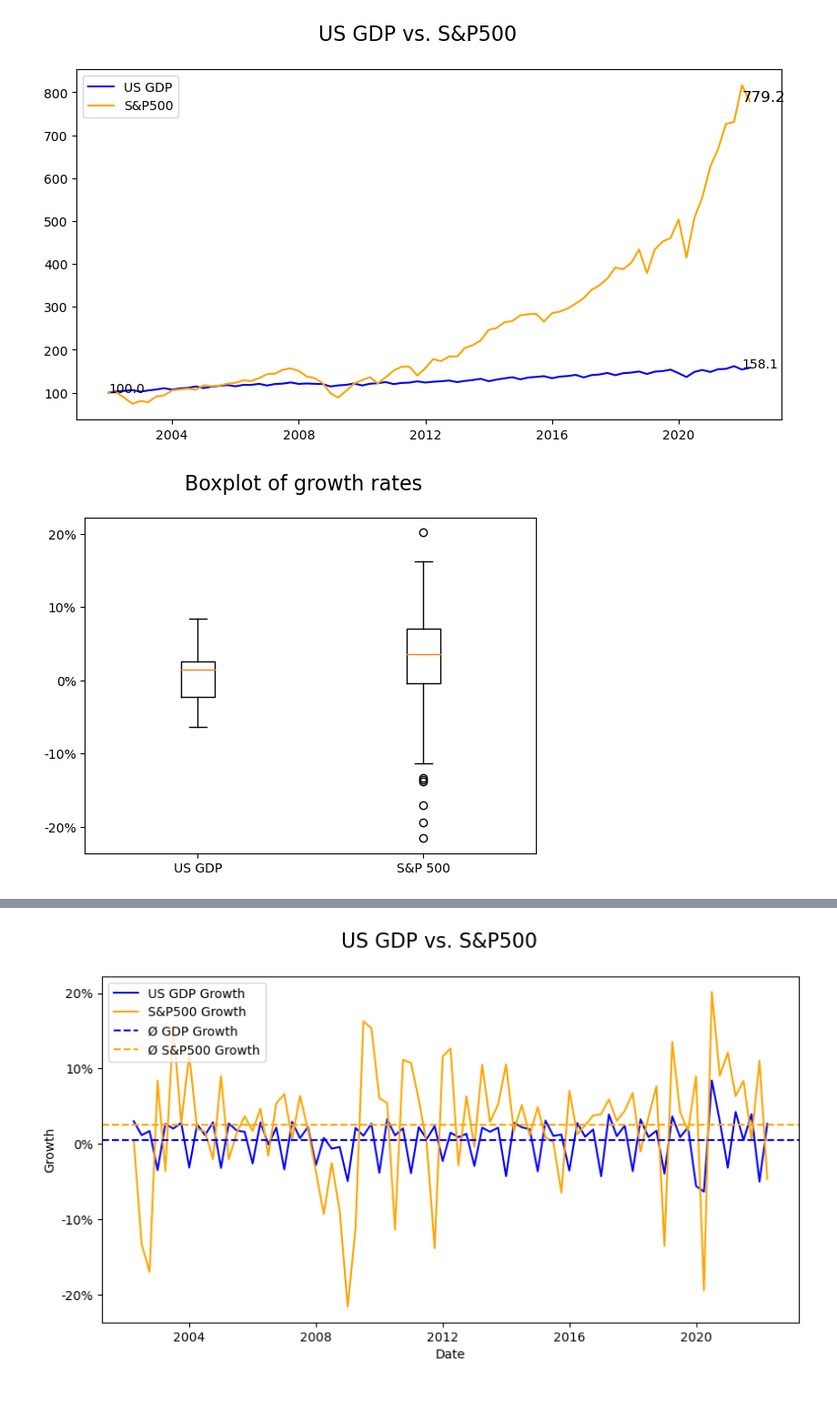
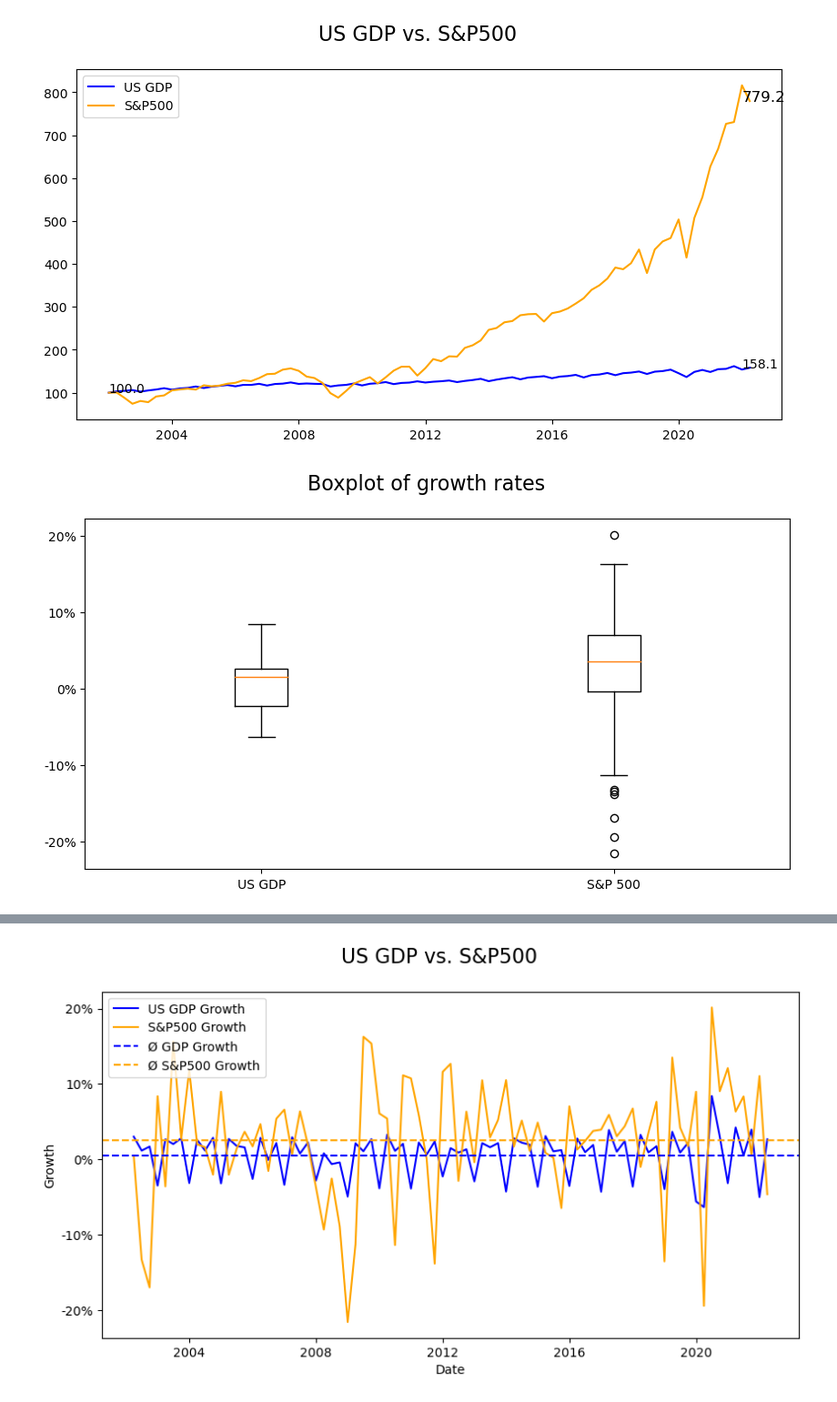
Before and after one commit to tillfurger/stock_vs_gdp, a Jupyter notebook: notebooks/data_analysis.ipynb, the cells around one changed output, grey strips where cells are left out. Shown: that part at 91% size. Saved outputs shown, nothing was run; the diff lists cells and outputs as text; code cells hidden in the pictures.

```diff
--- a/notebooks/data_analysis.ipynb
+++ b/notebooks/data_analysis.ipynb
@@ -93,12 +108,12 @@ plt.savefig("../reports/figures/growth_starting_at_100.svg")
 # %%
 # Add some boxplots
 
-fig2, ax2 = plt.subplots()
+fig2, ax2 = plt.subplots(figsize=(10, 5))
 fig2.suptitle('Boxplot of growth rates', fontsize=16)
 ax2.boxplot(data[['us_gdp_growth', 'sp500_growth']].dropna())
 ax2.yaxis.set_major_formatter(FuncFormatter(lambda y, _: '{:.0%}'.format(y)))
 ax2.set_xticks([1, 2], ['US GDP', 'S&P 500']);
 
 plt.savefig("../reports/figures/boxplots.svg")
 # %% [output]
-[figure, old version]
+[figure, new version]
```
Also changed, not shown: parts of 5 cells of this notebook, 5 other files.
